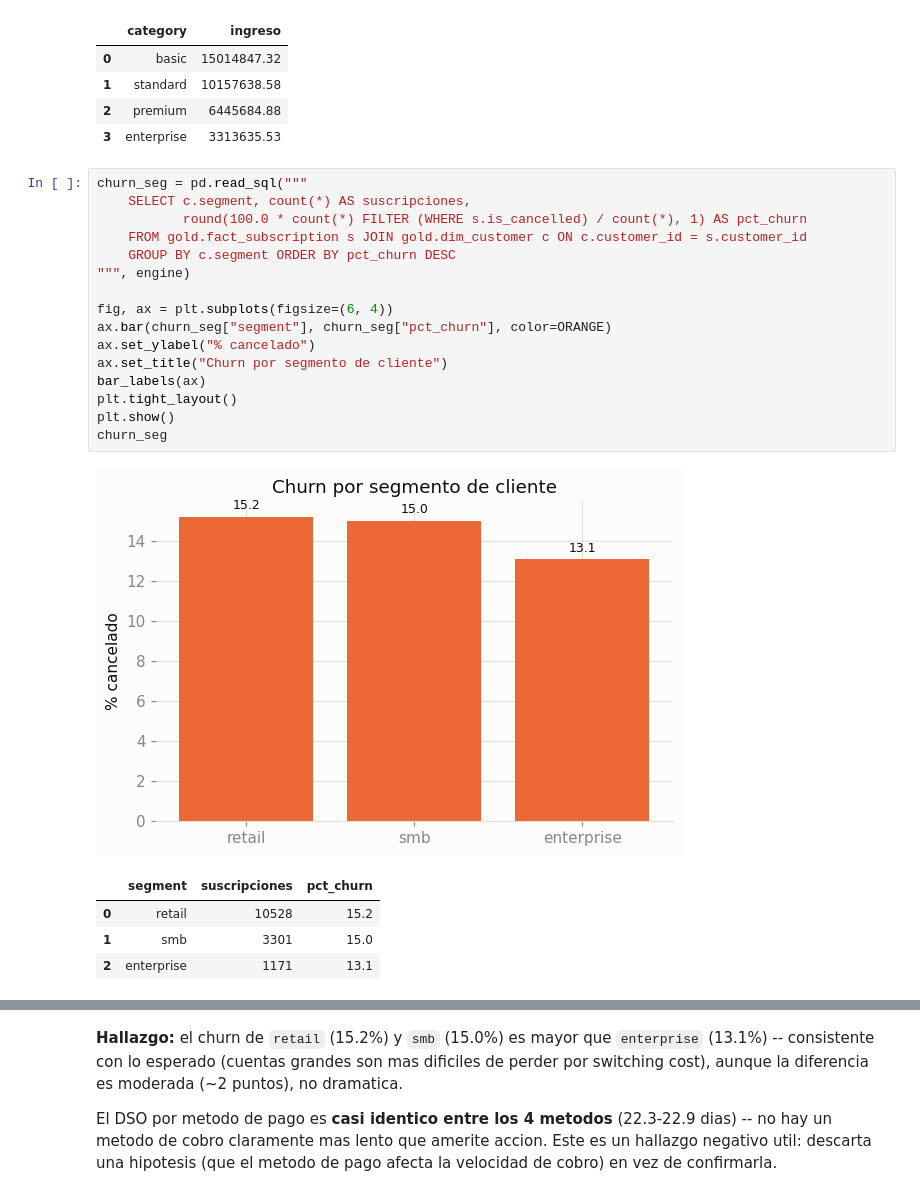
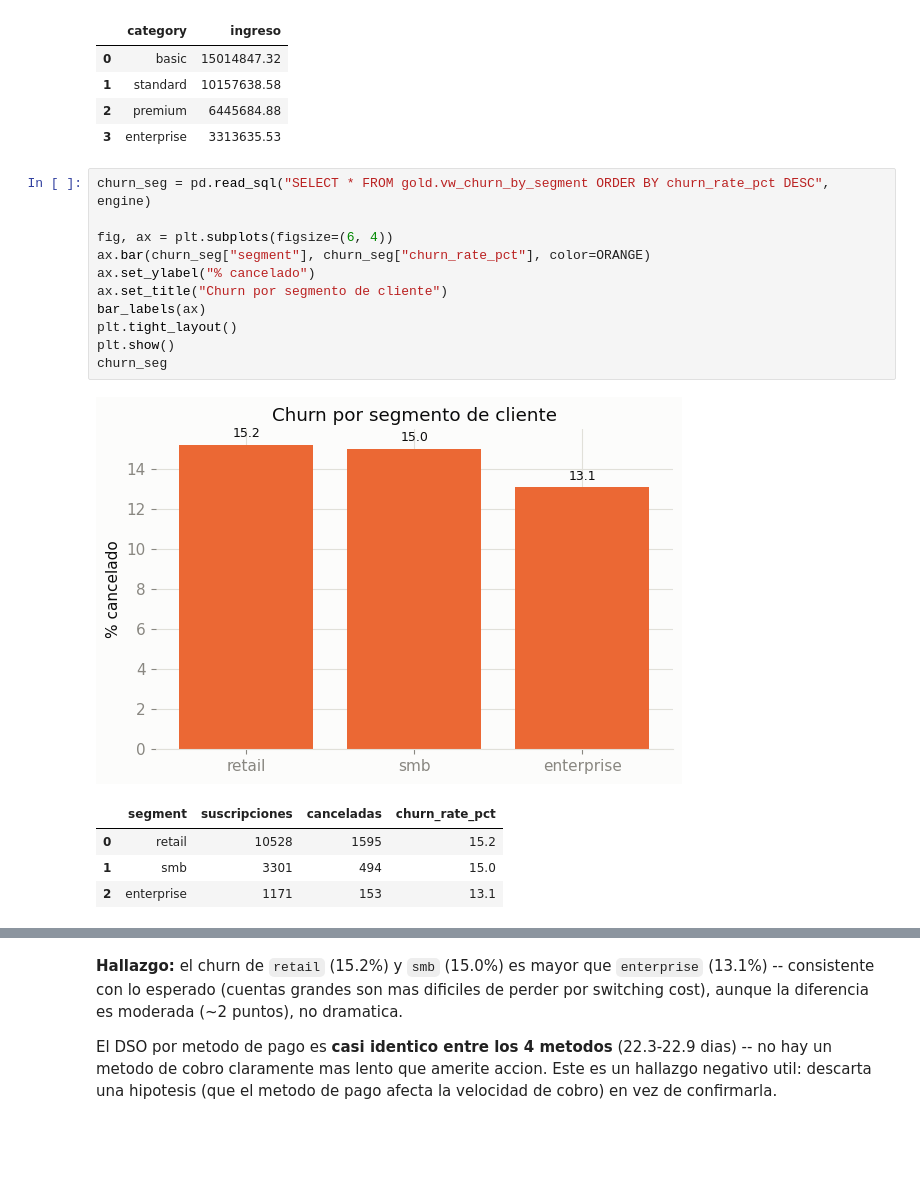
Before and after one commit to ivanjhunior2/tigo-bootcamp-datascience, a Jupyter notebook: notebooks/analysis/01_insights.ipynb, the cells around one changed output, grey strips where cells are left out. Cells and saved outputs as stored; diff of their text form; blank space fills up the shorter version.

```diff
--- a/notebooks/analysis/01_insights.ipynb
+++ b/notebooks/analysis/01_insights.ipynb
@@ -120,25 +115,20 @@ revenue_cat
 | 2 | premium | 6445684.88 |
 | 3 | enterprise | 3313635.53 |
 # %%
-churn_seg = pd.read_sql("""
-    SELECT c.segment, count(*) AS suscripciones,
-           round(100.0 * count(*) FILTER (WHERE s.is_cancelled) / count(*), 1) AS pct_churn
-    FROM gold.fact_subscription s JOIN gold.dim_customer c ON c.customer_id = s.customer_id
-    GROUP BY c.segment ORDER BY pct_churn DESC
-""", engine)
+churn_seg = pd.read_sql("SELECT * FROM gold.vw_churn_by_segment ORDER BY churn_rate_pct DESC", engine)
 
 fig, ax = plt.subplots(figsize=(6, 4))
-ax.bar(churn_seg["segment"], churn_seg["pct_churn"], color=ORANGE)
+ax.bar(churn_seg["segment"], churn_seg["churn_rate_pct"], color=ORANGE)
 ax.set_ylabel("% cancelado")
 ax.set_title("Churn por segmento de cliente")
 bar_labels(ax)
 plt.tight_layout()
 plt.show()
 churn_seg
 # %% [output]
 [figure]
-|  | segment | suscripciones | pct_churn |
-| 0 | retail | 10528 | 15.2 |
-| 1 | smb | 3301 | 15.0 |
-| 2 | enterprise | 1171 | 13.1 |
+|  | segment | suscripciones | canceladas | churn_rate_pct |
+| 0 | retail | 10528 | 1595 | 15.2 |
+| 1 | smb | 3301 | 494 | 15.0 |
+| 2 | enterprise | 1171 | 153 | 13.1 |
 # %%
```
Also changed, not shown: parts of 6 cells of this notebook, 8 other files.
